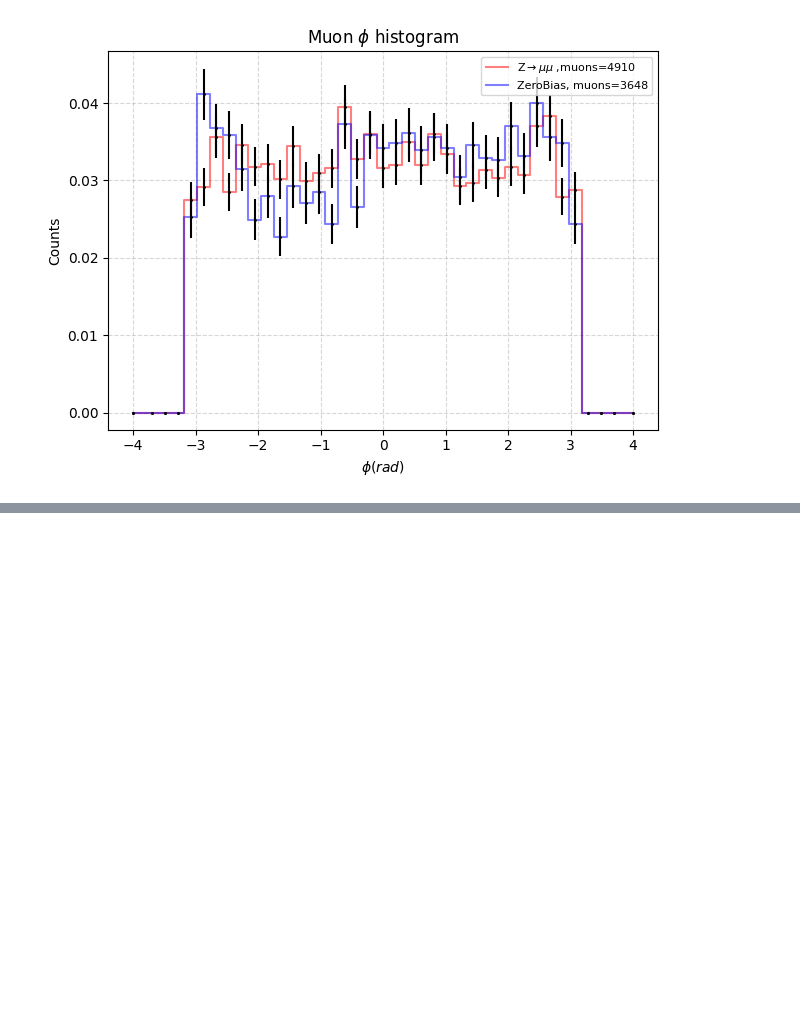
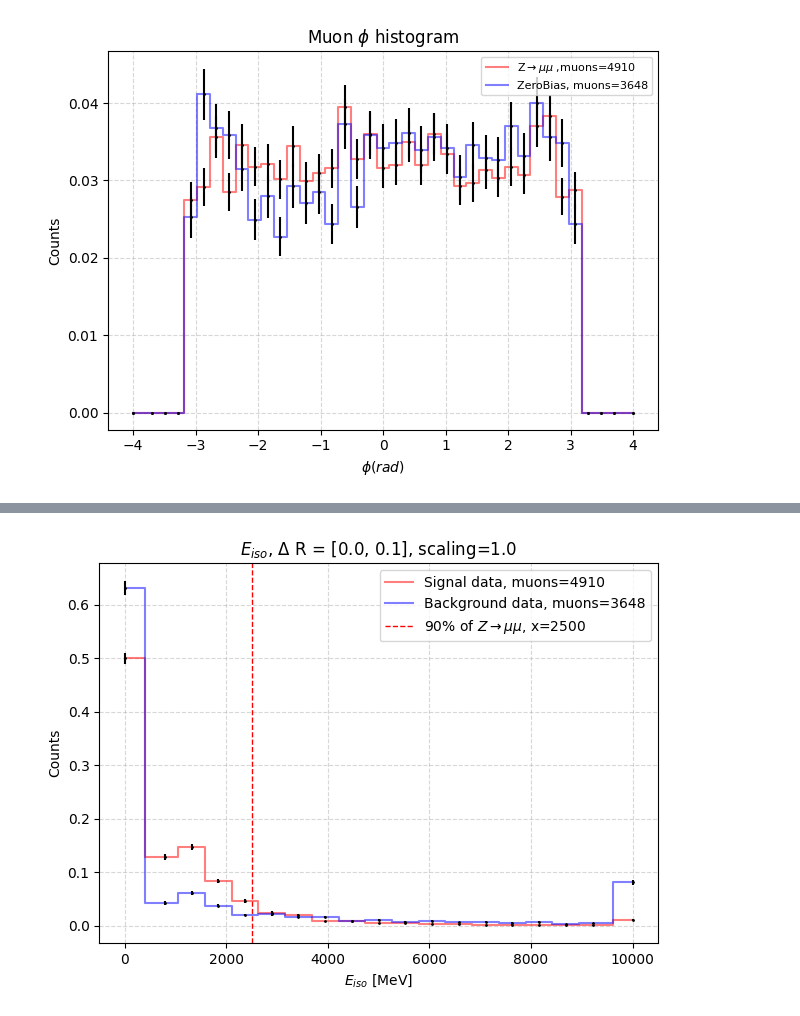
Before and after one commit to Ruba18-Code/BSc-Thesis-LVL1-trigger-for-isolated-muons-at-ATLAS, a Jupyter notebook: Results.ipynb, the cells around one changed output, grey strips where cells are left out. Cells and saved outputs as stored; diff of their text form; code cells hidden in the pictures; blank space fills up the shorter version.

```diff
--- a/New_comparative_plots.ipynb
+++ b/Results.ipynb
@@ -66,12 +66,3 @@ plt.show()
 [figure]
 [figure]
 [figure]
-# %%
-dr_min=0.1
-dr_max=0.3
-scaling=1.0
-
-res1=muon_isolation_all_events(MuonTree_Zmumu, Zmumu_eta, Zmumu_phi, dr_min, dr_max,
-                                event_range=[nmin1, nmax1], scaling=scaling)
-res2=muon_isolation_all_events(MuonTree_ZeroBias, ZeroBias_eta, ZeroBias_phi, dr_min, dr_max,
-                            event_range=[0, len(ZeroBias_eta)], scaling=scaling)
@@ -122,0 +76,86 @@ plt.tight_layout()
+# %%
+#Empty lists
+FPRs=[]
+TPRs=[]
+FPR90s=[]
+errs=[]
+#Steps of 500 MeV due to calorimeter granularities7
+xmin=0
+xmax=10000
+steps=int((xmax-xmin)/500)
+bins=np.linspace(xmin, xmax, steps)
+
+#######################################################################################################################################
+#Define fundamental parameters such as dr range and scaling ###########################################################################
+dr_mins=[0.0, 0.0, 0.0, 0.0]
+dr_maxs=[0.1, 0.2, 0.3, 0.4]
+scaling=1.0
+#######################################################################################################################################
+
+for i in range(len(dr_mins)):
+    #Get i-th parameters
+    dr_min=dr_mins[i]
+    dr_max=dr_maxs[i]
+
+    #Compute i-th muon isolation
+    res1=muon_isolation_all_events(MuonTree_Zmumu, Zmumu_eta, Zmumu_phi, dr_min, dr_max,
+                                    event_range=[nmin1, nmax1], scaling=scaling)
+    res2=muon_isolation_all_events(MuonTree_ZeroBias, ZeroBias_eta, ZeroBias_phi, dr_min, dr_max,
+                                event_range=[0, len(ZeroBias_eta)], scaling=scaling)
+
+    #Obtain the position of the percentile 90%
+    zmumu_90 = np.percentile(ak.flatten(res1), 90)
+
+    #Obtain number of muons
+    l3=len(ak.flatten(res1))
+    l4=len(ak.flatten(res2))
+
+    #Plot + get bins that will be used later for the ROC curve
+    roc_bins=coolplot([res1, res2],bins, plot_show=False, x_label=r"$E_{iso}$ [MeV]",
+        y_label="Counts", title=fr"$E_{{iso}}$, $\Delta$ R = [{dr_min}, {dr_max}], scaling={scaling}",
+        labels=[rf"Signal data, muons={l3}", rf"Background data, muons={l4}"])
+
+    #Plot vertical line located at percentile 90%
+    plt.axvline(x=zmumu_90, color='r', linestyle='--', linewidth=1, label=rf"90% of $Z\to\mu\mu$, x={int(zmumu_90)}")
+    plt.legend()  # Add the legend first
+
+    #Save figure
+    filename = f"iso_{dr_min}_{dr_max}_scaling_{scaling}.pdf"
+    plt.savefig(filename)
+    plt.show()
+
+    Zmumu_counts, _ = np.histogram(ak.flatten(res1), roc_bins)
+    ZeroBias_counts, _ = np.histogram(ak.flatten(res2), roc_bins)
+    #Compute the cumulative sum of the counts (like integrating the histogram to the left)
+    Zmumu_cumulative_counts = np.cumsum(Zmumu_counts)
+    ZeroBias_cumulative_counts = np.cumsum(ZeroBias_counts)
+    # Normalize to total events
+    TPR = Zmumu_cumulative_counts / np.sum(Zmumu_counts)
+    FPR = ZeroBias_cumulative_counts / np.sum(ZeroBias_counts)
+    #Plot ROC
+    FPR90=min(FPR[TPR >= 0.9])
+    err=FPR_uncertainty(FPR90, len(ak.flatten(res2)))
+
+    FPRs.append(FPR)
+    TPRs.append(TPR)
+    FPR90s.append(FPR90)
+    errs.append(err)
+
+for i in range(len(dr_mins)):
+    plt.scatter(FPRs[i], TPRs[i], marker='.',
+                label=fr'$\Delta R \in$[{dr_mins[i]}, {dr_maxs[i]}], scaling={scaling}, FPR90={np.round(FPR90s[i],3)}$\pm${np.round(errs[i],3)}')
+    plt.plot([0,1],[0,1], color='black', linestyle='--')
+    plt.plot([0,1],[0.9,0.9],color='r', linestyle='--')
+    plt.grid(alpha=0.5, linestyle='--')
+    plt.xlabel("FPR")
+    plt.ylabel("TPR")
+    plt.xlim(0.5, 1.0)
+    plt.ylim(0.5, 1.0)
+    plt.legend()
+    plt.title(rf"ROC curves - Using isolation energies")
+    plt.tight_layout()
+
+filename = f"ROC_dr_min_{min(dr_mins)}_{max(dr_mins)}__dr_max_{min(dr_maxs)}_{max(dr_maxs)}_scaling_{scaling}.pdf"
+plt.savefig(filename)  # Save the figure with the legend
+plt.show()  # Display the figure
+# %% [output]
@@ -123 +163,2 @@ plt.tight_layout()
+[figure, added]
 # %%
```
Also changed, not shown: parts of 4 cells of this notebook, 33 other files.
